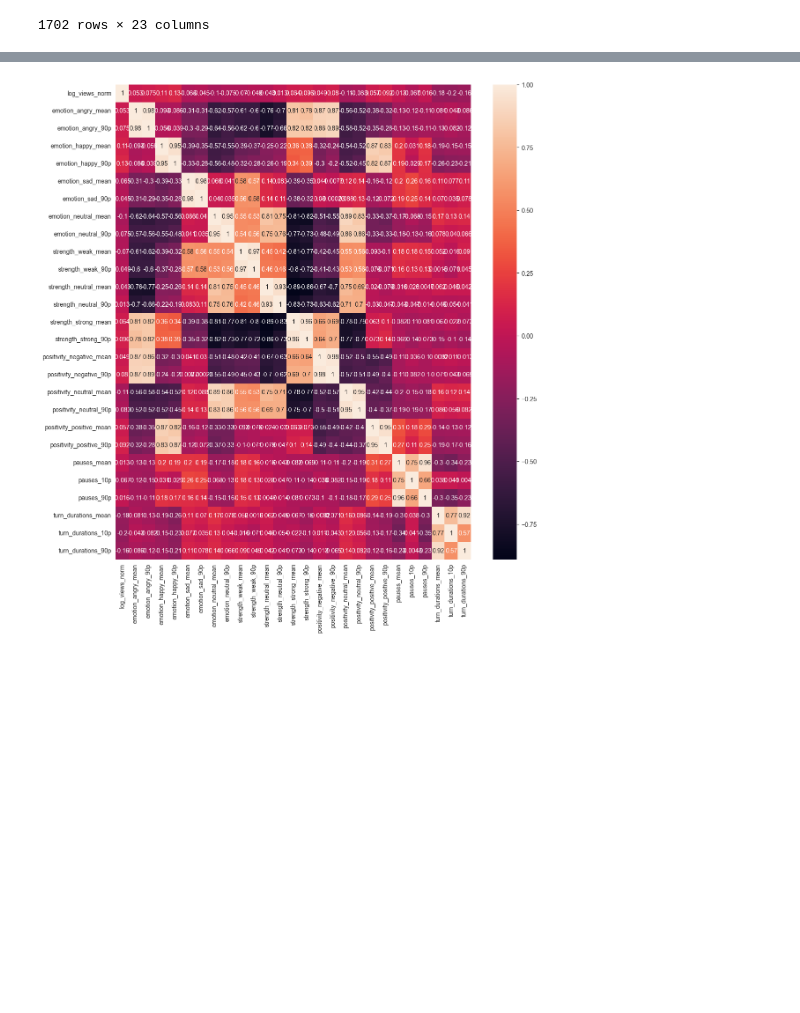
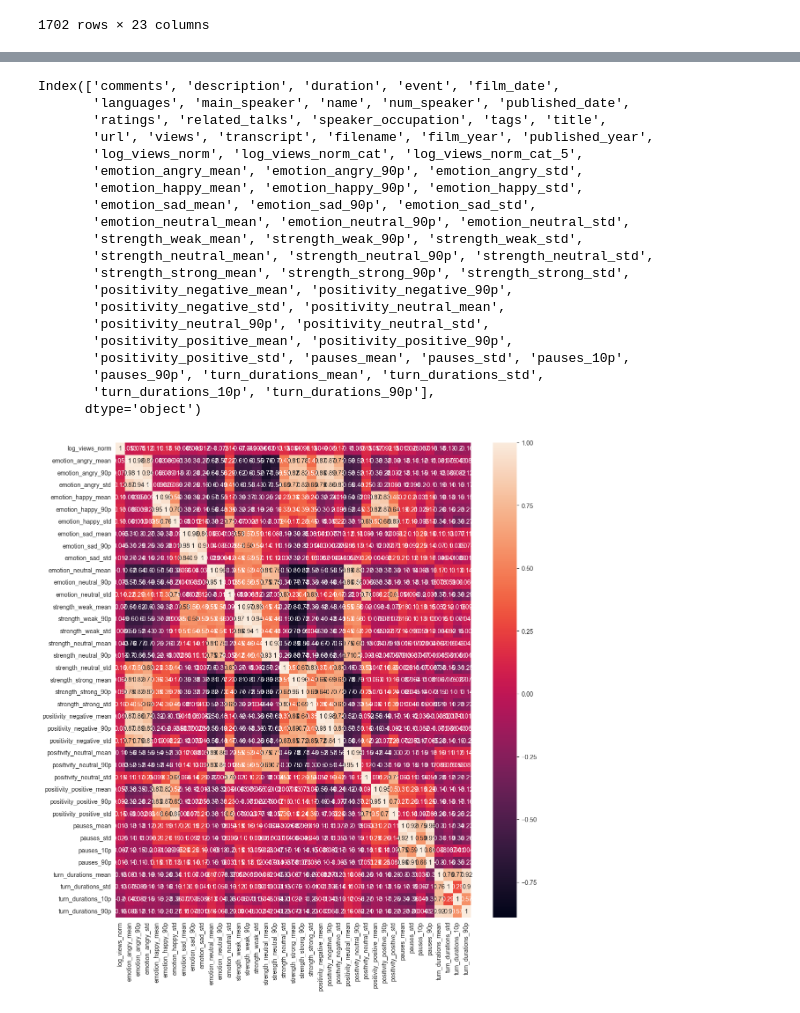
Before and after one commit to BehavioralSignalTechnologies/speaker_popularity, a Jupyter notebook: scripts/generate_dataset_with_aggregations.ipynb, the cells around one changed output, grey strips where cells are left out. Saved outputs shown, nothing was run; the diff lists cells and outputs as text; code cells hidden in the pictures; blank space fills up the shorter version.

```diff
--- a/scripts/generate_dataset_with_aggregations.ipynb
+++ b/scripts/generate_dataset_with_aggregations.ipynb
@@ -159,18 +159,44 @@ File https://www.ted.com/talks/alexander_wagner_what_really_motivates_people_to_
 # %%
-cols = ['log_views_norm', 'emotion_angry_mean',
-       'emotion_angry_90p', 'emotion_happy_mean', 'emotion_happy_90p',
-       'emotion_sad_mean', 'emotion_sad_90p', 'emotion_neutral_mean',
-       'emotion_neutral_90p', 'strength_weak_mean', 'strength_weak_90p',
-       'strength_neutral_mean', 'strength_neutral_90p', 'strength_strong_mean',
-       'strength_strong_90p', 'positivity_negative_mean',
-       'positivity_negative_90p', 'positivity_neutral_mean',
-       'positivity_neutral_90p', 'positivity_positive_mean',
-       'positivity_positive_90p', 'pauses_mean', 'pauses_10p', 'pauses_90p',
-       'turn_durations_mean', 'turn_durations_10p', 'turn_durations_90p']
+print(features_metadata_df.columns)
+cols = ['log_views_norm',
+       'emotion_angry_mean', 'emotion_angry_90p', 'emotion_angry_std',
+       'emotion_happy_mean', 'emotion_happy_90p', 'emotion_happy_std',
+       'emotion_sad_mean', 'emotion_sad_90p', 'emotion_sad_std',
+       'emotion_neutral_mean', 'emotion_neutral_90p', 'emotion_neutral_std',
+       'strength_weak_mean', 'strength_weak_90p', 'strength_weak_std',
+       'strength_neutral_mean', 'strength_neutral_90p', 'strength_neutral_std',
+       'strength_strong_mean', 'strength_strong_90p', 'strength_strong_std',
+       'positivity_negative_mean', 'positivity_negative_90p',
+       'positivity_negative_std', 'positivity_neutral_mean',
+       'positivity_neutral_90p', 'positivity_neutral_std',
+       'positivity_positive_mean', 'positivity_positive_90p',
+       'positivity_positive_std', 'pauses_mean', 'pauses_std', 'pauses_10p',
+       'pauses_90p', 'turn_durations_mean', 'turn_durations_std',
+       'turn_durations_10p', 'turn_durations_90p']
 
 features_metadata_df[cols].corr()
 plt.figure(figsize=(13, 14))
 sns.heatmap(features_metadata_df[cols].corr(), annot=True)
 plt.show()
 # %% [output]
+Index(['comments', 'description', 'duration', 'event', 'film_date',
+       'languages', 'main_speaker', 'name', 'num_speaker', 'published_date',
+       'ratings', 'related_talks', 'speaker_occupation', 'tags', 'title',
+       'url', 'views', 'transcript', 'filename', 'film_year', 'published_year',
+       'log_views_norm', 'log_views_norm_cat', 'log_views_norm_cat_5',
+       'emotion_angry_mean', 'emotion_angry_90p', 'emotion_angry_std',
+       'emotion_happy_mean', 'emotion_happy_90p', 'emotion_happy_std',
+       'emotion_sad_mean', 'emotion_sad_90p', 'emotion_sad_std',
+       'emotion_neutral_mean', 'emotion_neutral_90p', 'emotion_neutral_std',
+       'strength_weak_mean', 'strength_weak_90p', 'strength_weak_std',
+       'strength_neutral_mean', 'strength_neutral_90p', 'strength_neutral_std',
+       'strength_strong_mean', 'strength_strong_90p', 'strength_strong_std',
+       'positivity_negative_mean', 'positivity_negative_90p',
+       'positivity_negative_std', 'positivity_neutral_mean',
+       'positivity_neutral_90p', 'positivity_neutral_std',
+       'positivity_positive_mean', 'positivity_positive_90p',
+       'positivity_positive_std', 'pauses_mean', 'pauses_std', 'pauses_10p',
+       'pauses_90p', 'turn_durations_mean', 'turn_durations_std',
+       'turn_durations_10p', 'turn_durations_90p'],
+      dtype='object')
-[figure, old version]
+[figure, new version]
```
Also changed, not shown: parts of 1 cell of this notebook, 3 other files.
